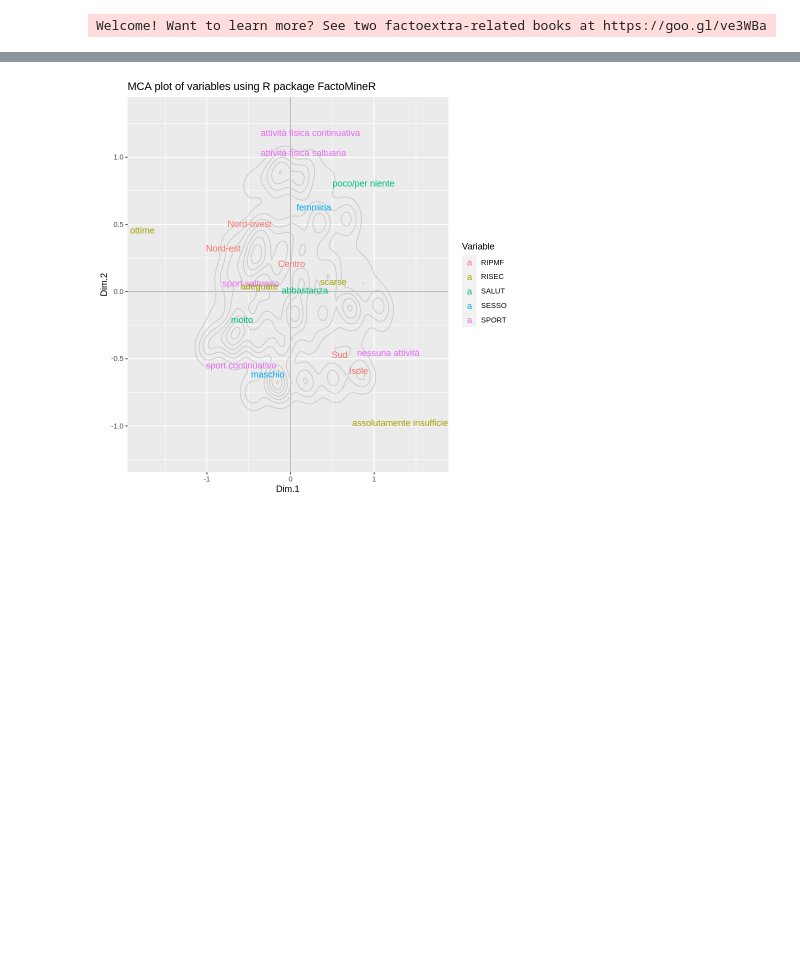
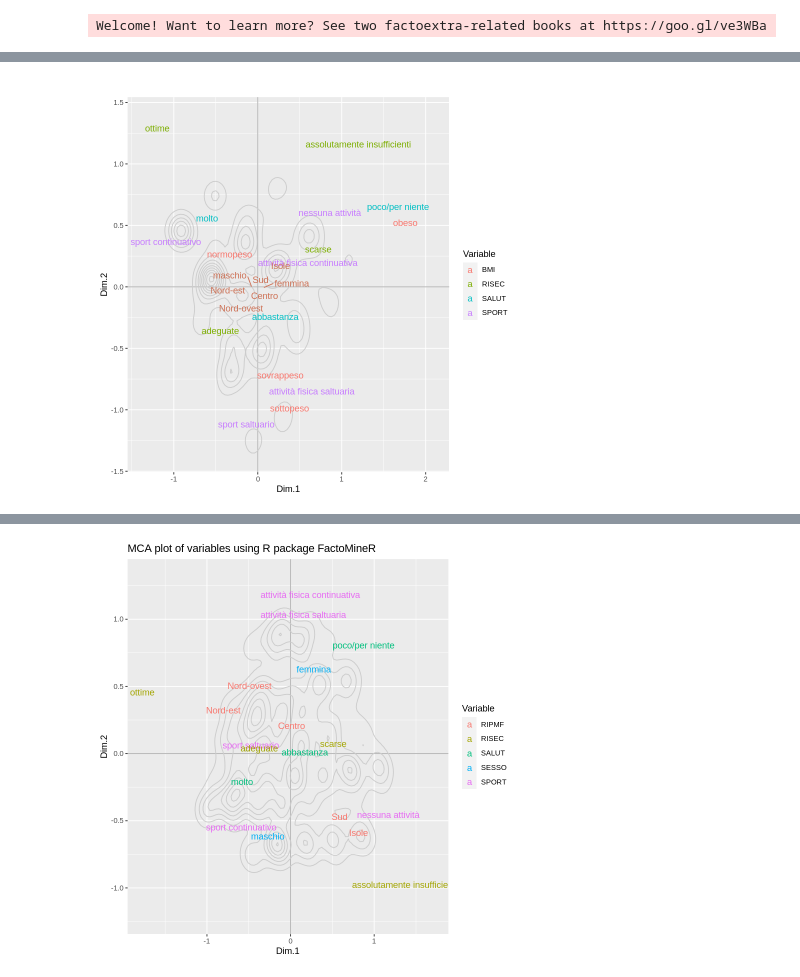
Before and after one commit to bolps/vdm2020, a Jupyter notebook: Progetto_VDM_Sport_e_alimentazione.ipynb, the cells around one changed output, grey strips where cells are left out. Cells and saved outputs as stored; diff of their text form; code cells hidden in the pictures; blank space fills up the shorter version.

```diff
--- a/Progetto_VDM_Sport_e_alimentazione.ipynb
+++ b/Progetto_VDM_Sport_e_alimentazione.ipynb
@@ -412,7 +423,7 @@ bc <- function(df, title, subtitle, palname, direct=c(-1,1)){
   theme(axis.text.x = element_text(angle = 45, hjust = 1),panel.grid=element_blank(),panel.border = element_blank(),axis.line = element_line(colour = "black"))+
   labs(title = title, subtitle = subtitle, y = "frequenza relativa (%)", x="", fill = "")+
   scale_fill_brewer(palette=palname, direction=direct)+
-  geom_text(aes(label=values), position=position_dodge(width=0.9), vjust=-0.25)
+  geom_text(aes(label=sprintf("%0.2f", values)), position=position_dodge(width=0.9), vjust=-0.25)
 }
 # %%
 pc(AVQ18.sport$ETAMi,"Grafico a torta età","Set1",3,FALSE)
@@ -617,0 +690,20 @@ Welcome! Want to learn more? See two factoextra-related books at https://goo.gl/
+# %%
+###################### NUOVA
+  df <- AVQ18.sport[,c('BMI','SALUT','SPORT','RISEC','SESSO','RIPMF')]
+  df <- na.omit(df)
+  cats = apply(df[,1:4], 2, function(x) nlevels(as.factor(x)))
+  mca1 = MCA(df,quali.sup = c(5:6), graph = FALSE)
+  mca1_vars_df = data.frame(mca1$var$coord, Variable = rep(names(cats), cats))
+  mca1_vars_sup_df = data.frame(mca1$quali.sup$coord)
+  mca1_obs_df = data.frame(mca1$ind$coord)
+  ggplot(data = mca1_obs_df, aes(x = Dim.1, y = Dim.2))+
+  geom_hline(yintercept = 0, colour = "gray70")+
+  geom_vline(xintercept = 0, colour = "gray70")+
+  geom_point(colour = "gray50", alpha = 0.0)+
+  geom_density2d(colour = "gray80")+
+  geom_text_repel(data = mca1_vars_df,aes(x = Dim.1, y = Dim.2,label = rownames(mca1_vars_df), colour = Variable))+
+  geom_text_repel(data = mca1_vars_sup_df,aes(x = Dim.1, y = Dim.2,label = rownames(mca1_vars_sup_df)),color="salmon3")+
+  ggtitle("")+
+  scale_colour_discrete(name = "Variable")
+# %% [output]
+[figure, added]
```
Also changed, not shown: parts of 63 cells of this notebook.
